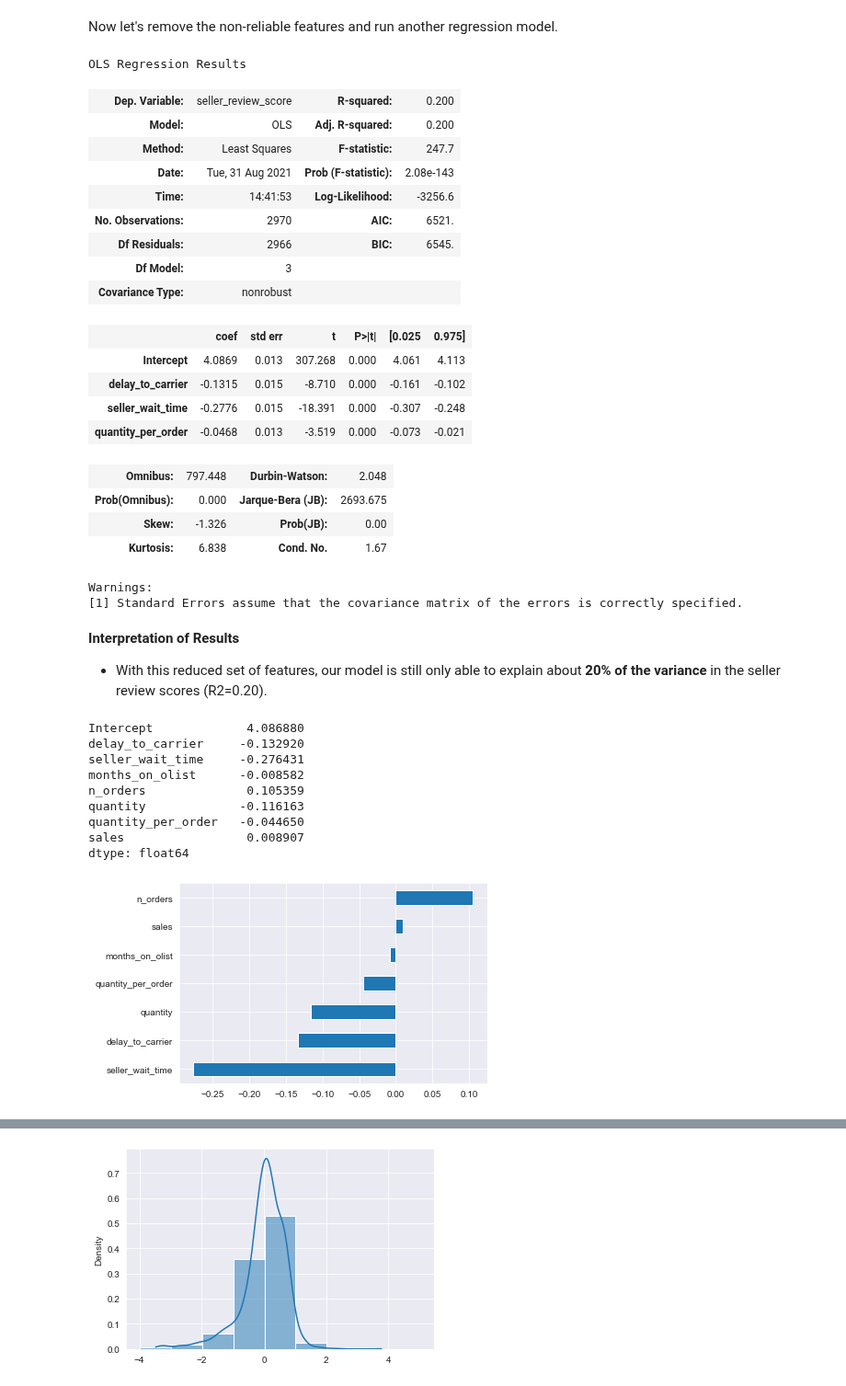
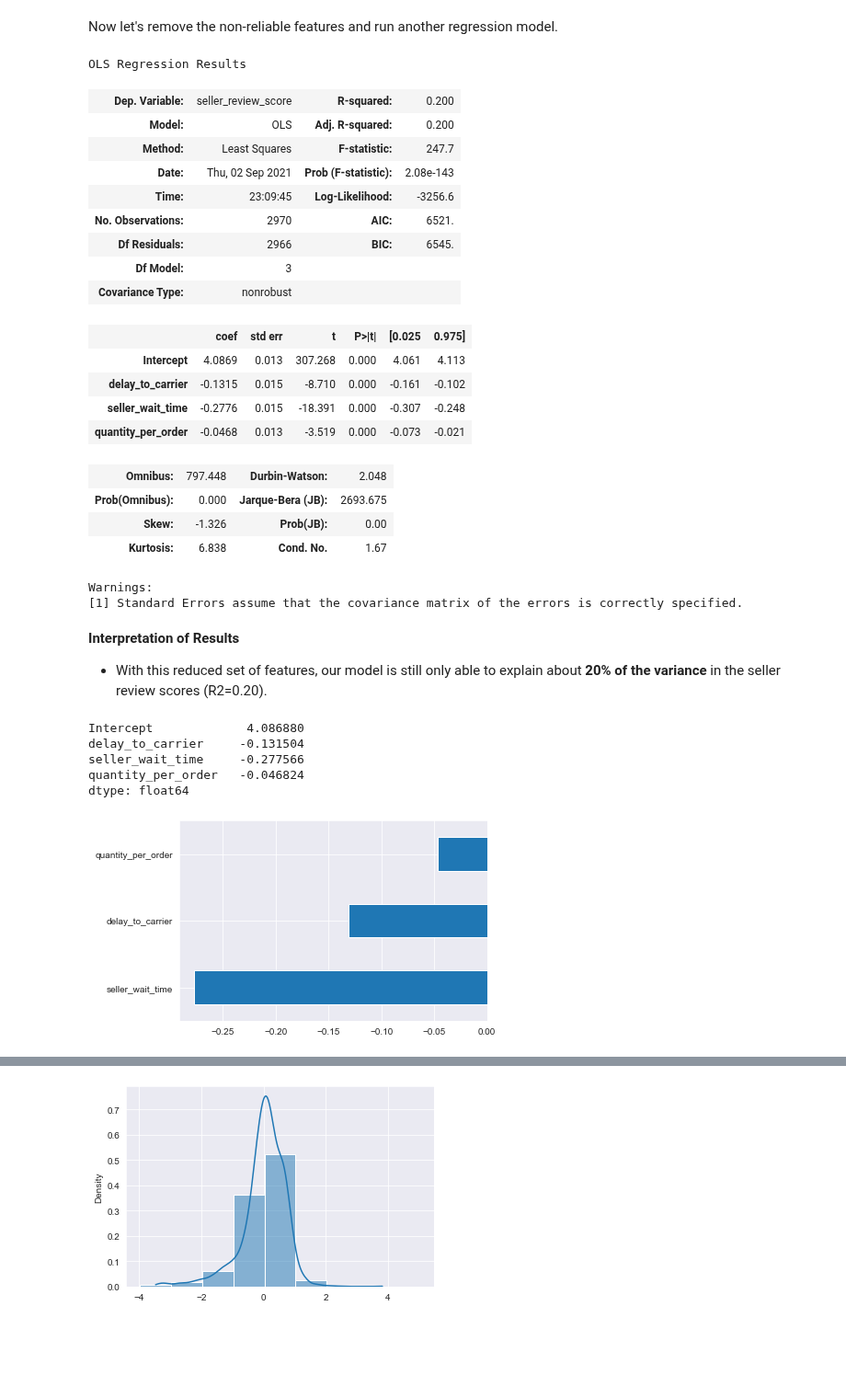
Before and after one commit to phlln/olist-analysis, a Jupyter notebook: notebooks/Sellers Data Analysis-UPDATED.ipynb, the cells around one changed output, grey strips where cells are left out. Shown at 92% size. Saved outputs shown, nothing was run; the diff lists cells and outputs as text; code cells hidden in the pictures; blank space fills up the shorter version.

```diff
--- a/notebooks/Sellers Data Analysis-UPDATED.ipynb
+++ b/notebooks/Sellers Data Analysis-UPDATED.ipynb
@@ -459,9 +464,9 @@ Warnings:
 Now let's remove the non-reliable features and run another regression model.
 # %%
 # Revised feature selection
-features = ['delay_to_carrier', 'seller_wait_time', 'quantity_per_order']
-sellers_standardized = standardize(sellers, features)
-revised_model = smf.ols(formula=f"seller_review_score ~ {'+ '.join(features)}", data=sellers_standardized).fit()
+revised_features = ['delay_to_carrier', 'seller_wait_time', 'quantity_per_order']
+sellers_standardized = standardize(sellers, revised_features)
+revised_model = smf.ols(formula=f"seller_review_score ~ {'+ '.join(revised_features)}", data=sellers_standardized).fit()
 # %%
 revised_model.summary()
 # %% [output]
@@ -469,8 +474,8 @@ OLS Regression Results
 | Dep. Variable: | seller_review_score | R-squared: | 0.200 |
 | Model: | OLS | Adj. R-squared: | 0.200 |
 | Method: | Least Squares | F-statistic: | 247.7 |
-| Date: | Tue, 31 Aug 2021 | Prob (F-statistic): | 2.08e-143 |
-| Time: | 14:41:53 | Log-Likelihood: | -3256.6 |
+| Date: | Thu, 02 Sep 2021 | Prob (F-statistic): | 2.08e-143 |
+| Time: | 23:09:45 | Log-Likelihood: | -3256.6 |
 | No. Observations: | 2970 | AIC: | 6521. |
 | Df Residuals: | 2966 | BIC: | 6545. |
 | Df Model: | 3 |  |  |
@@ -491,18 +496,14 @@ Warnings:
 
 - With this reduced set of features, our model is still only able to explain about **20% of the variance** in the seller review scores (R2=0.20).
 # %%
-model.params
+revised_model.params
 # %% [output]
 Intercept             4.086880
-delay_to_carrier     -0.132920
-seller_wait_time     -0.276431
-months_on_olist      -0.008582
-n_orders              0.105359
-quantity             -0.116163
-quantity_per_order   -0.044650
-sales                 0.008907
+delay_to_carrier     -0.131504
+seller_wait_time     -0.277566
+quantity_per_order   -0.046824
 dtype: float64
 # %%
-model.params[1:].sort_values().plot(kind='barh');
+revised_model.params[1:].sort_values().plot(kind='barh');
 # %% [output]
-[figure, old version]
+[figure, new version]
```
Also changed, not shown: parts of 47 cells of this notebook, 1 other file.
